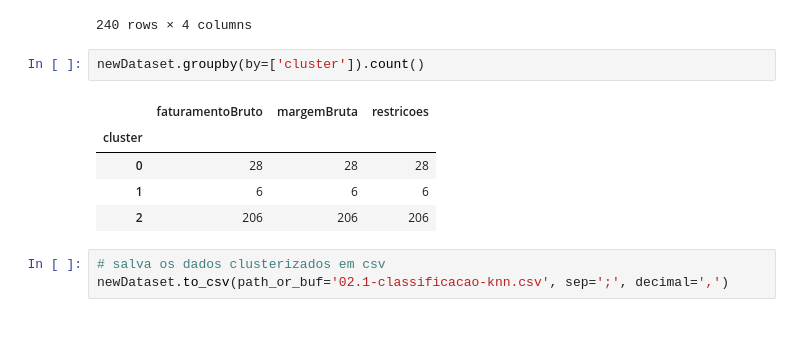
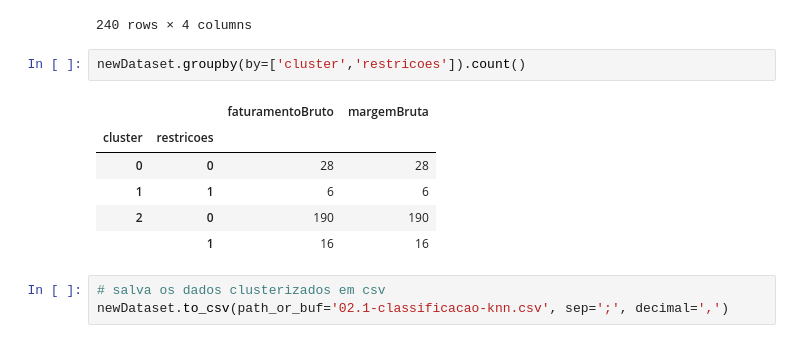
Before and after one commit to jblancoperez/fiap-desafio, a Jupyter notebook: 02.1-classificacao-knn.ipynb, the cells around one changed output. Cells and saved outputs as stored; diff of their text form.

```diff
--- a/02.1-classificacao-knn.ipynb
+++ b/02.1-classificacao-knn.ipynb
@@ -238,13 +238,14 @@ newDataset
 | 239 | 560266.797339 | 2.417190e+08 | 1 | 2 |
 240 rows × 4 columns
 # %%
-newDataset.groupby(by=['cluster']).count()
+newDataset.groupby(by=['cluster','restricoes']).count()
 # %% [output]
-|  | faturamentoBruto | margemBruta | restricoes |
-| cluster |  |  |  |
-| 0 | 28 | 28 | 28 |
-| 1 | 6 | 6 | 6 |
-| 2 | 206 | 206 | 206 |
+|  |  | faturamentoBruto | margemBruta |
+| cluster | restricoes |  |  |
+| 0 | 0 | 28 | 28 |
+| 1 | 1 | 6 | 6 |
+| 2 | 0 | 190 | 190 |
+|  | 1 | 16 | 16 |
 # %%
 # salva os dados clusterizados em csv
 newDataset.to_csv(path_or_buf='02.1-classificacao-knn.csv', sep=';', decimal=',')
```
Also changed, not shown: 2 other files.
